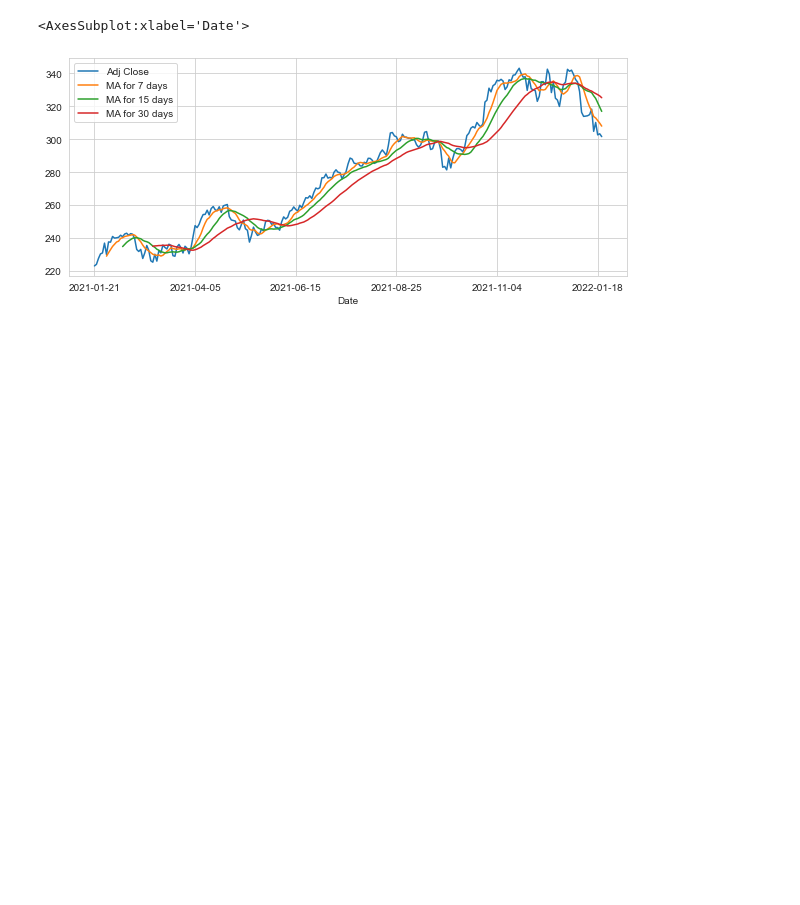
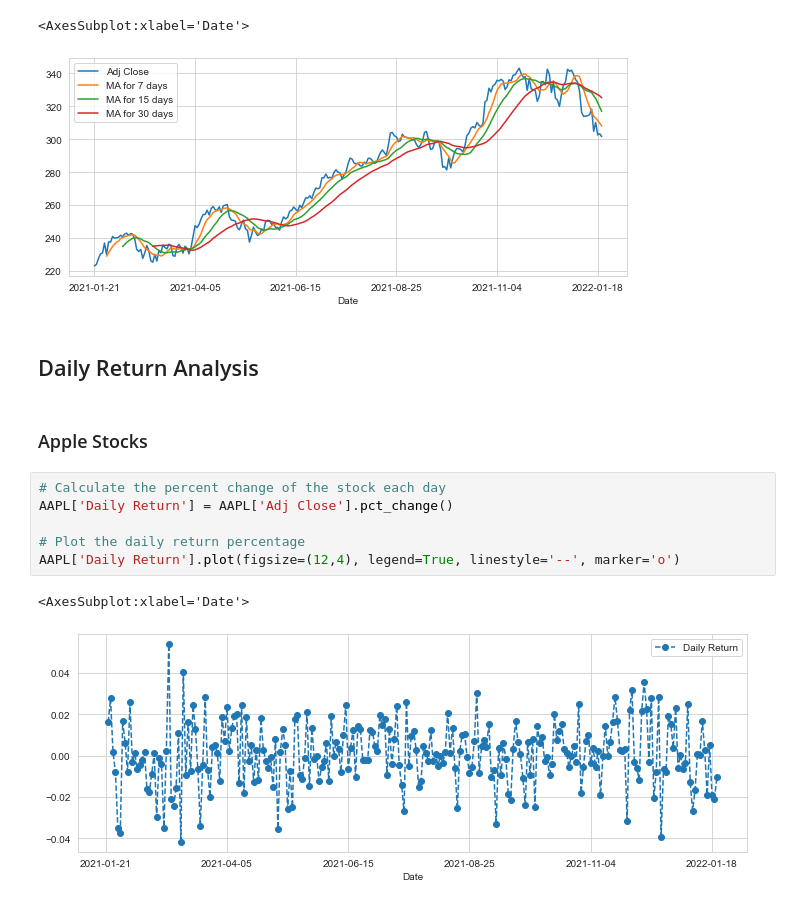
Before and after one commit to VannaroEcon/MyPortfolioProjects, a Jupyter notebook: Stock Market Analysis Project.ipynb, the cells around one changed output. Cells and saved outputs as stored; diff of their text form; blank space fills up the shorter version.

Commit message:
Completed daily return analysis on both Apple and Microsoft Stocks

```diff
--- a/Stock Market Analysis Project.ipynb
+++ b/Stock Market Analysis Project.ipynb
@@ -183,3 +183,16 @@ MSFT[['Adj Close','MA for 7 days','MA for 15 days','MA for 30 days']].plot(subpl
 # %% [output]
 <AxesSubplot:xlabel='Date'>
 [figure]
+# %% [markdown]
+## Daily Return Analysis
+# %% [markdown]
+### Apple Stocks
+# %%
+# Calculate the percent change of the stock each day
+AAPL['Daily Return'] = AAPL['Adj Close'].pct_change()
+
+# Plot the daily return percentage
+AAPL['Daily Return'].plot(figsize=(12,4), legend=True, linestyle='--', marker='o')
+# %% [output]
+<AxesSubplot:xlabel='Date'>
+[figure, added]
```
Also changed, not shown: parts of 4 cells of this notebook.
